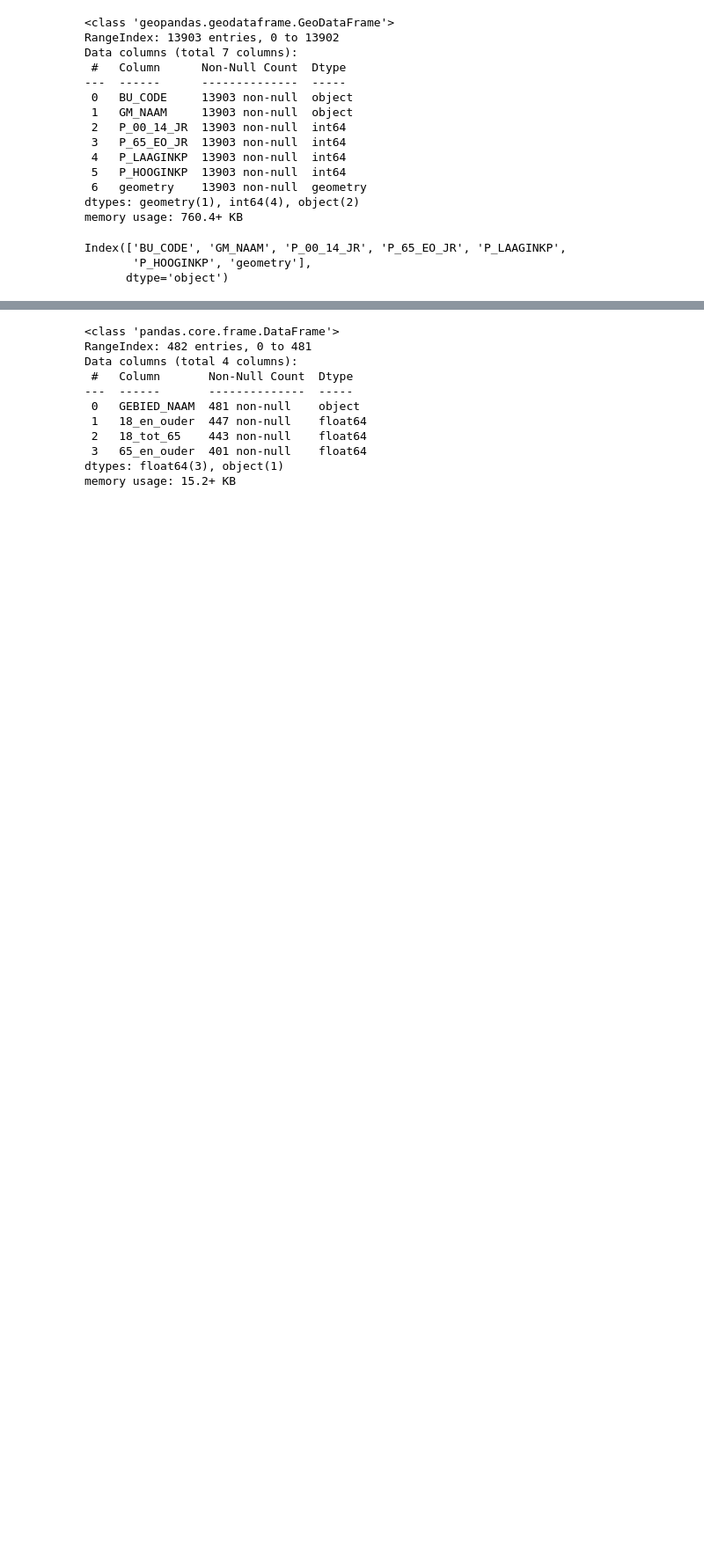
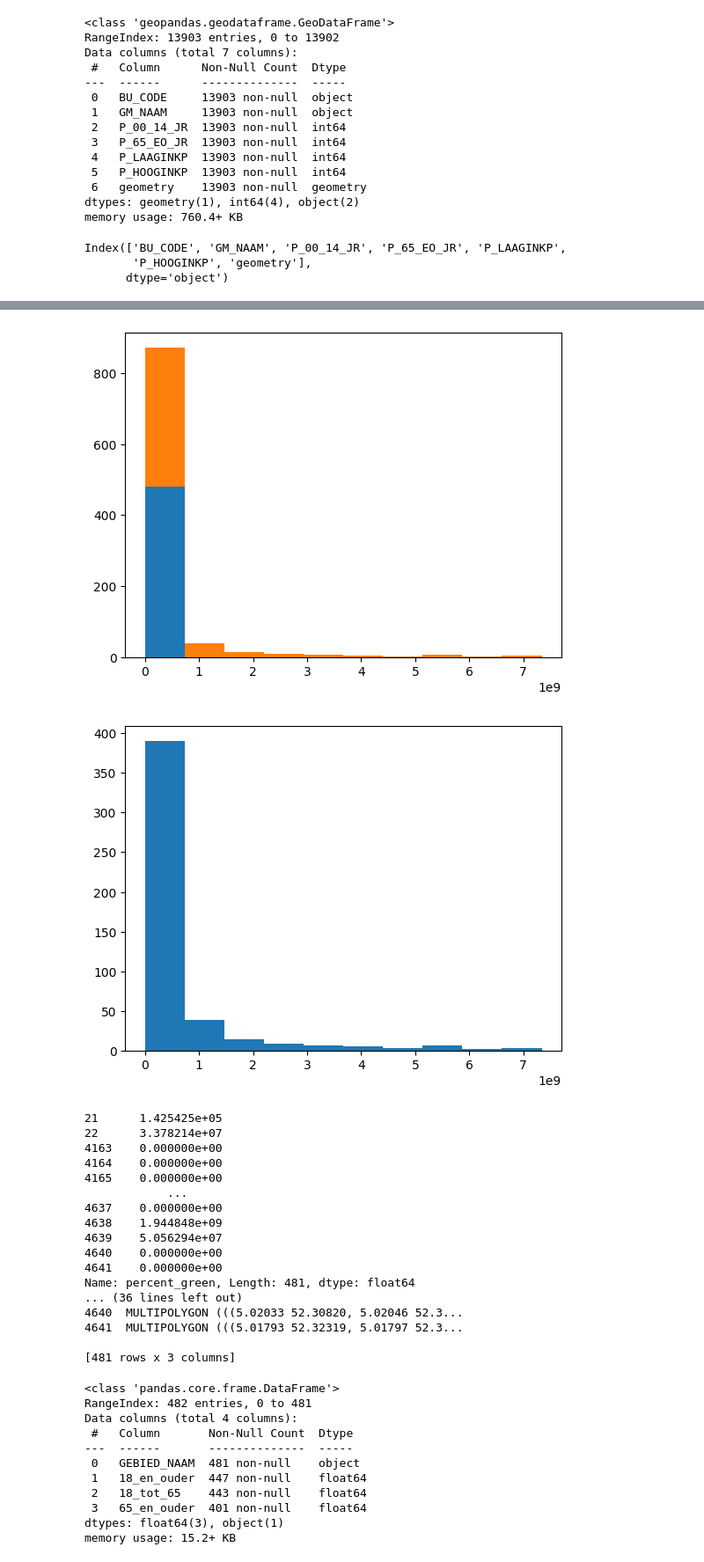
Before and after one commit to LeviPeeters/UC_Project, a Jupyter notebook: DataPreparation.ipynb, the cells around one changed output, grey strips where cells are left out. Shown at 88% size. Saved outputs shown, nothing was run; the diff lists cells and outputs as text; code cells hidden in the pictures; blank space fills up the shorter version.

```diff
--- a/DataPreparation.ipynb
+++ b/DataPreparation.ipynb
@@ -89,3 +190,33 @@ plt.show()
+# %%
+plt.hist(gdf[["percent_blue", "percent_green"]], stacked=True)
+plt.show()
+
+plt.hist(gdf["percent_green"])
+plt.show()
+
+print(gdf["percent_green"])
+
+print(gdf[["geometry", "green_geometry", "blue_geometry"]])
+# %% [output]
+[figure, added]
+[figure, added]
+21      1.425425e+05
+22      3.378214e+07
+4163    0.000000e+00
+4164    0.000000e+00
+4165    0.000000e+00
+            ...
+4637    0.000000e+00
+4638    1.944848e+09
+4639    5.056294e+07
+4640    0.000000e+00
+4641    0.000000e+00
+Name: percent_green, Length: 481, dtype: float64
+... (36 lines left out)
+4640  MULTIPOLYGON (((5.02033 52.30820, 5.02046 52.3...
+4641  MULTIPOLYGON (((5.01793 52.32319, 5.01797 52.3...
+
+[481 rows x 3 columns]
 # %%
 # Load Depression risk data fromm buurtatlas
 # TODO: Deal with missing values :(
```
Also changed, not shown: parts of 9 cells of this notebook.
